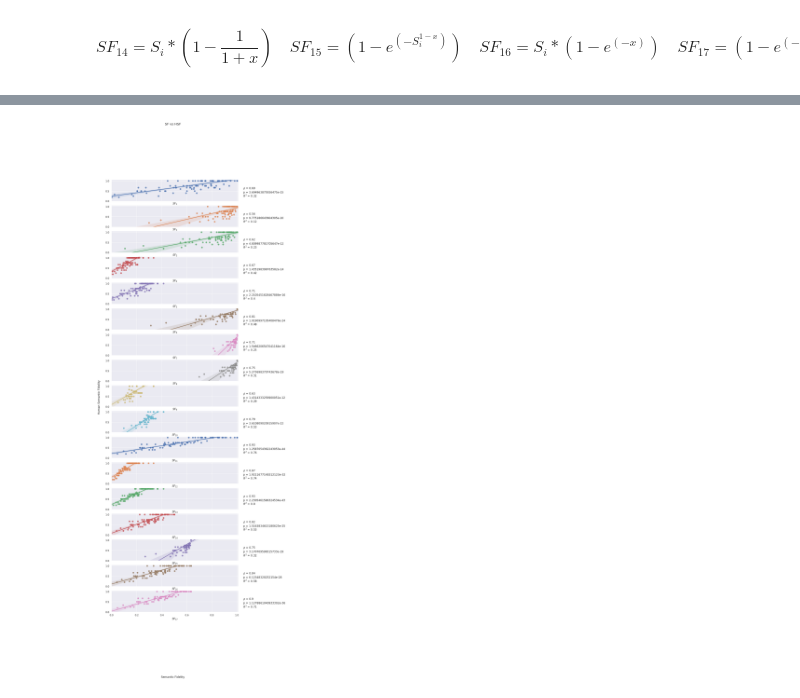
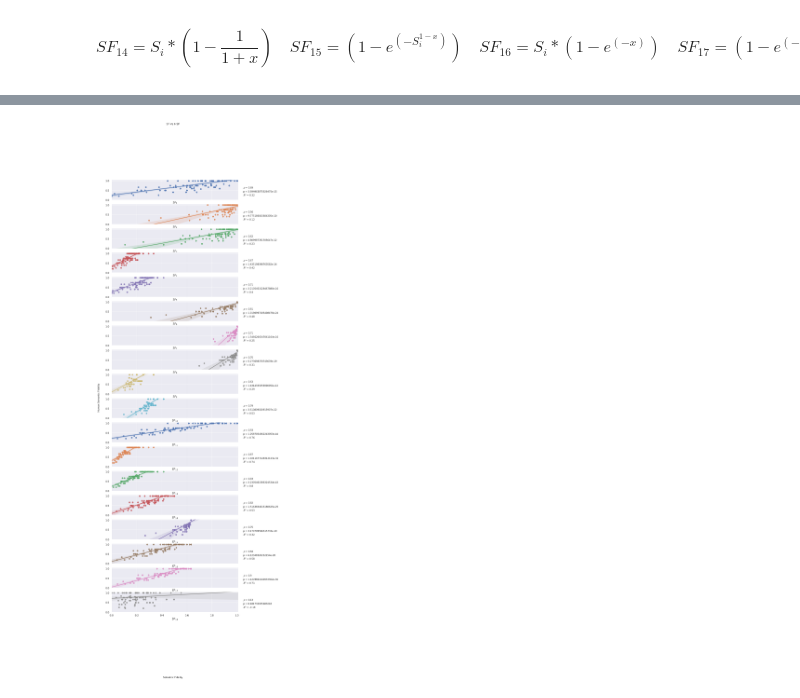
Before and after one commit to pranavAL/Semantic_Fidelity-and-Egoshots, a Jupyter notebook: SFs_plot.ipynb, the cells around one changed output, grey strips where cells are left out. Saved outputs shown, nothing was run; the diff lists cells and outputs as text; code cells hidden in the pictures.

```diff
--- a/SFs_plot.ipynb
+++ b/SFs_plot.ipynb
@@ -76,6 +76,7 @@ SF_14 = [value for value in data['SF_14']]
 SF_15 = [value for value in data['SF_15']]
 SF_16 = [value for value in data['SF_16']]
 SF_17 = [value for value in data['SF_17']]
+SF_18 = [value for value in data['SF_18']]
 # %% [markdown]
 $$x=\frac{\#N}{\#O} \quad y=\frac{\#O}{\#N}$$
 # %% [markdown]
@@ -95,32 +98,33 @@ $$ SF_{14} = {S_i}*(1-\frac{1}{1+x}) \quad SF_{15} = (1-e^{(-S_i^{1-x})})\quad S
 # %%
-fig, axs = plt.subplots(17, 1, sharex=True, sharey=True,figsize=(10,35))
+fig, axs = plt.subplots(18, 1, sharex=True, sharey=True,figsize=(10,35))
 
-((ax1, ax2, ax3, ax4, ax5, ax6, ax7, ax8, ax9, ax10, ax11, ax12, ax13, ax14, ax15, ax16, ax17)) = axs
+((ax1, ax2, ax3, ax4, ax5, ax6, ax7, ax8, ax9, ax10, ax11, ax12, ax13, ax14, ax15, ax16, ax17, ax18)) = axs
 
 SFvsHSF(SF_1,HSF,ax1,'$SF_{1}$')
 SFvsHSF(SF_2,HSF,ax2,'$SF_{2}$')
 SFvsHSF(SF_3,HSF,ax3,'$SF_{3}$')
 SFvsHSF(SF_4,HSF,ax4,'$SF_{4}$')
 SFvsHSF(SF_5,HSF,ax5,'$SF_{5}$')
 SFvsHSF(SF_6,HSF,ax6,'$SF_{6}$')
 SFvsHSF(SF_7,HSF,ax7,'$SF_{7}$')
 SFvsHSF(SF_8,HSF,ax8,'$SF_{8}$')
 SFvsHSF(SF_9,HSF,ax9,'$SF_{9}$')
 SFvsHSF(SF_10,HSF,ax10,'$SF_{10}$')
 SFvsHSF(SF_11,HSF,ax11,'$SF_{11}$')
 SFvsHSF(SF_12,HSF,ax12,'$SF_{12}$')
 SFvsHSF(SF_13,HSF,ax13,'$SF_{13}$')
 SFvsHSF(SF_14,HSF,ax14,'$SF_{14}$')
 SFvsHSF(SF_15,HSF,ax15,'$SF_{15}$')
 SFvsHSF(SF_16,HSF,ax16,'$SF_{16}$')
 SFvsHSF(SF_17,HSF,ax17,'$SF_{17}$')
+SFvsHSF(SF_18,HSF,ax18,'$SF_{18}$')
 
 fig.suptitle('SF vs HSF')
 
 fig.text(0.5, 0.01, 'Semantic Fidelity', ha='center')
 fig.text(0.04, 0.5, 'Human Semantic Fidelity', va='center', rotation='vertical')
 
 plt.ylim(top=1.05)
 plt.show()
 # %% [output]
-[figure, old version]
+[figure, new version]
```
Also changed, not shown: parts of 3 cells of this notebook, 1 other file.
